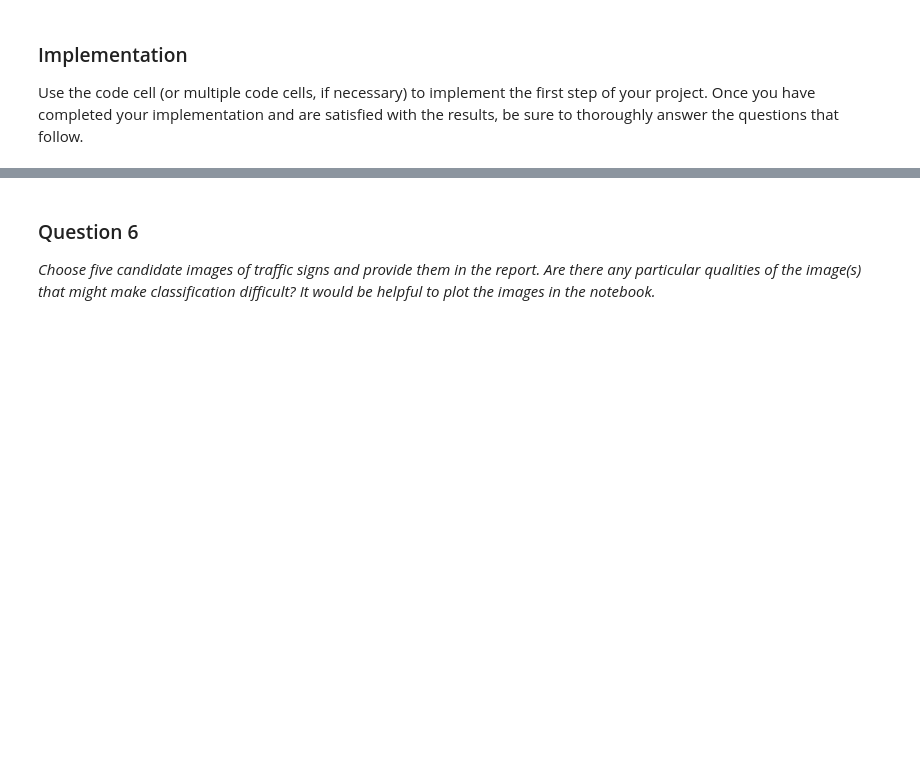
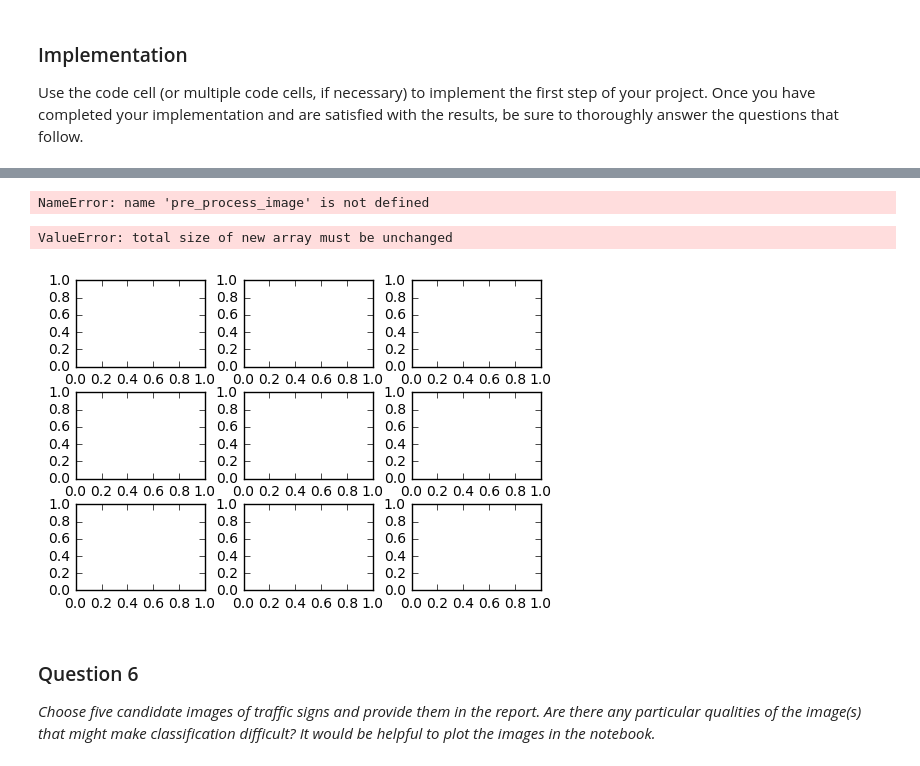
Before and after one commit to matthew-alexander/traffic-signs-tensorflow, a Jupyter notebook: Traffic_Signs_Recognition.ipynb, the cells around one changed output, grey strips where cells are left out. Saved outputs shown, nothing was run; the diff lists cells and outputs as text; code cells hidden in the pictures; blank space fills up the shorter version.

```diff
--- a/Traffic_Signs_Recognition.ipynb
+++ b/Traffic_Signs_Recognition.ipynb
@@ -285,0 +656,16 @@ Use the code cell (or multiple code cells, if necessary) to implement the first
+# %%
+import os, glob
+
+new_signs= list()
+
+path = "/home/deep_cat/traffic-signs-tensorflow/new_test_images"
+test = os.path.join(path, '*.jpg')
+print(test)
+
+for infile in glob.glob(os.path.join(path, '*.jpg')):
+    print(infile)
+    img = cv2.imread(infile)
+    arr1 = np.array(img)
+    resize_img = cv2.resize(arr1, (32,32))
+    new_signs.append(resize_img)
+print(np.shape(new_signs))
@@ -286,3 +684,29 @@ Use the code cell (or multiple code cells, if necessary) to implement the first
+# %%
+def process_and_flatten(image_array):
+
+    images_gray = np.array([pre_process_image(image_array[i]) for i in range(len(image_array))], dtype = np.float32)
+    images_flat= images_gray.reshape((-1,img_size_flat))
+    sssww
+#         Min-Max scaling for greyscale image data
+    Xmin = 0
+    Xmax = 255
+    a = 0.1
+    b = 0.9
+
+    images_new = a + ((images_flat - Xmin) * (b-a)) / (Xmax-Xmin)
+    return images_new
+
+
+new_signs_flat = process_and_flatten(new_signs)
+# %% [output]
+NameError: name 'pre_process_image' is not defined
+# %%
+images = new_signs[0:9]
+cls_true = y_test[0:9]
+plot_images(images = images, cls_true = cls_true, cls_pred = None)
+# %% [output]
+ValueError: total size of new array must be unchanged
+[figure, added]
 # %% [markdown]
 ### Question 6
 
```
Also changed, not shown: parts of 43 cells of this notebook, 8 other files.
